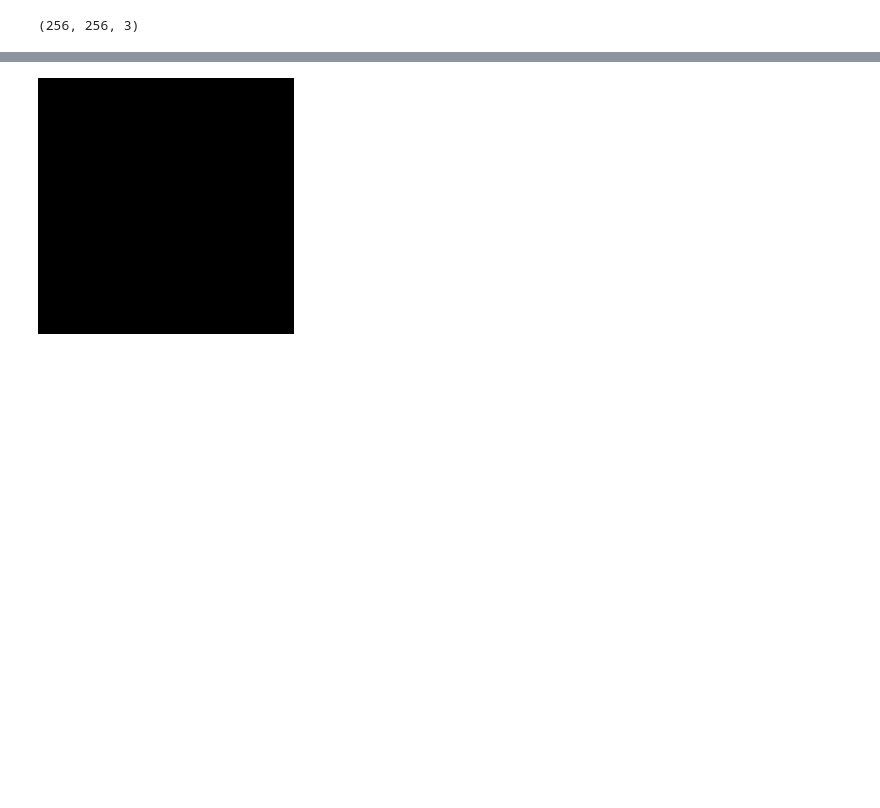
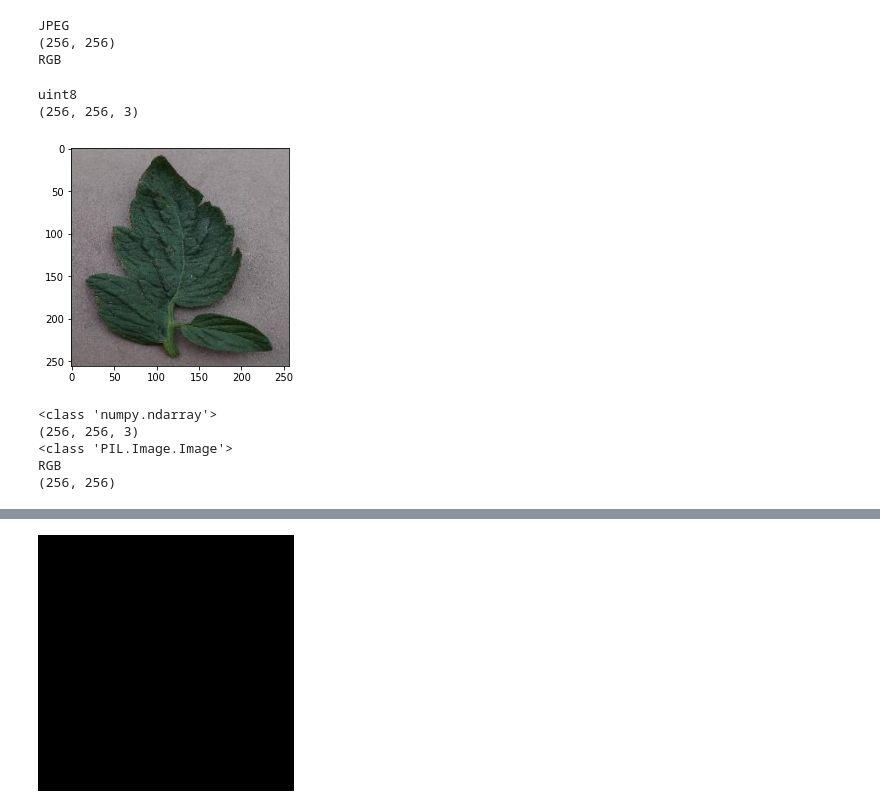
Before and after one commit to ivychung/plant-ML, a Jupyter notebook: Tomato1.ipynb, the cells around one changed output, grey strips where cells are left out. Drawn from its saved outputs; the diff is of its cells as text; code cells hidden in the pictures; blank space fills up the shorter version.

```diff
--- a/Tomato1.ipynb
+++ b/Tomato1.ipynb
@@ -78,8 +78,78 @@ Column length [373, 1909, 1676, 1000, 1591, 2127, 1771, 1404, 3209, 952]
 # %%
 img_path= os.path.join(working_dataset_address, classes[0], img_names[0][0])
-img = tf.keras.preprocessing.image.load_img(img_path)
-images = tf.keras.preprocessing.image.img_to_array(img)
-images.shape
+# img = tf.keras.preprocessing.image.load_img(img_path)
+# images = tf.keras.preprocessing.image.img_to_array(img)
+# images.shape
+
+# load and show an image with Pillow
+from PIL import Image
+
+image = Image.open(img_path)
+
+# summarize some details about the image
+print(image.format)
+print(image.size)
+print(image.mode)
 # %% [output]
-(256, 256, 3)
+JPEG
+(256, 256)
+RGB
+# %%
+# images = []
+
+# for i in range(CLASS_SIZE):
+#   for j in range(len(img_names[i])):
+#     img_path = os.path.join(working_dataset_address, classes[i], img_names[i][j])
+#     try:
+#       img = tf.keras.preprocessing.image.load_img(img_path)
+#       images.append(img)
+#     except:
+#       pass
+#       # print(i, j)
+
+# image_count = len(images)
+# print(image_count)
+# type(images)
+
+# load and display an image with Matplotlib
+from matplotlib import image
+from matplotlib import pyplot
+
+# load image as pixel array
+image = image.imread(working_dataset_address+'Tomato_Bacterial_spot/00416648-be6e-4bd4-bc8d-82f43f8a7240___GCREC_Bact.Sp 3110.JPG')
+
+# summarize type and shape of the pixel array
+print(image.dtype)
+print(image.shape)
+
+# display the array of pixels as an image
+pyplot.imshow(image)
+pyplot.show()
+# %% [output]
+uint8
+(256, 256, 3)
+[figure, added]
+# %%
+from numpy import asarray
+# load the image
+image = Image.open(img_path)
+# convert image to numpy array
+data = asarray(image)
+print(type(data))
+# summarize shape
+print(data.shape)
+
+# create Pillow image
+image1 = Image.fromarray(data)
+print(type(image1))
+
+# summarize image details
+print(image1.mode)
+print(image1.size)
+# %% [output]
+<class 'numpy.ndarray'>
+(256, 256, 3)
+<class 'PIL.Image.Image'>
+RGB
+(256, 256)
 # %%
```
Also changed, not shown: parts of 6 cells of this notebook.
